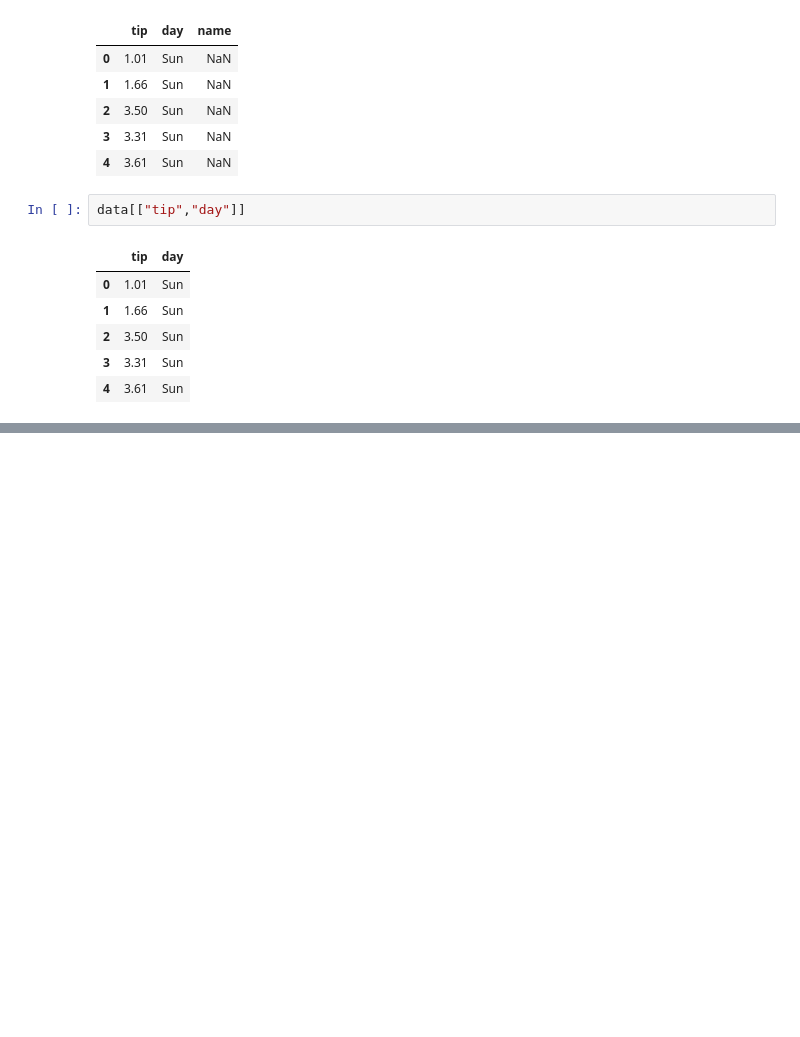
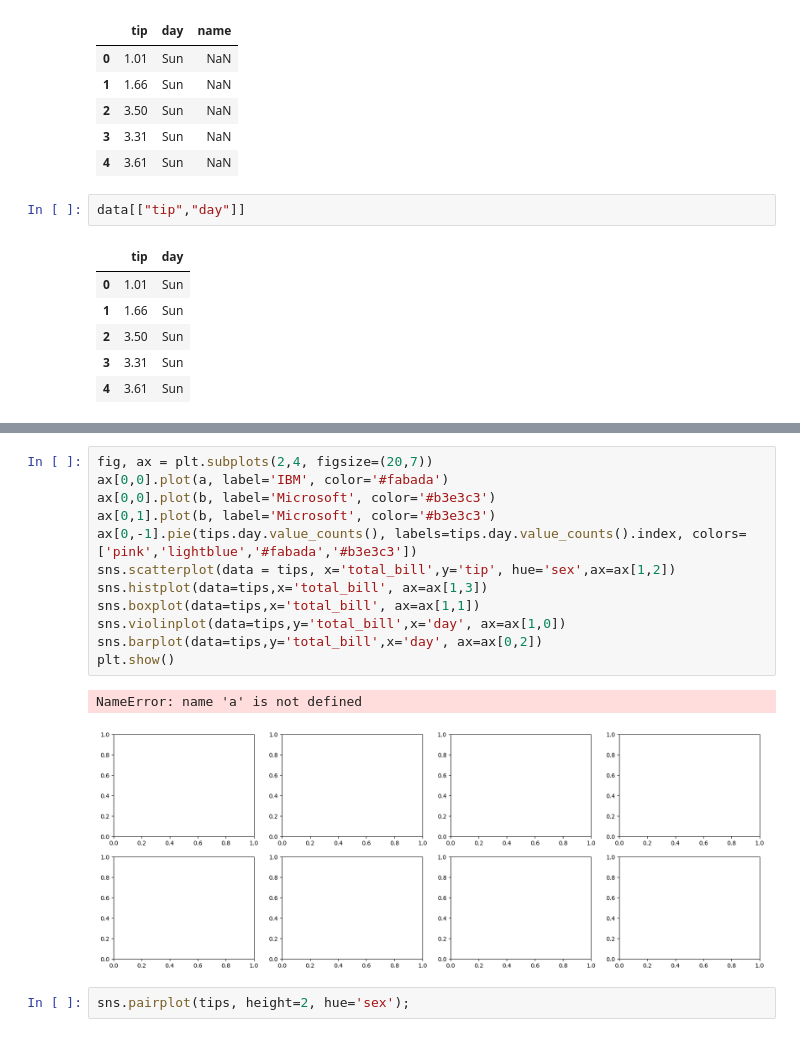
Before and after one commit to raquelbcarballo/Machine_Learning_Docs, a Jupyter notebook: Python_Seaborn.ipynb, the cells around one changed output, grey strips where cells are left out. Saved outputs shown, nothing was run; the diff lists cells and outputs as text; blank space fills up the shorter version.

```diff
--- a/Python_Seaborn.ipynb
+++ b/Python_Seaborn.ipynb
@@ -108,0 +119,17 @@ data[["tip","day"]]
+# %%
+fig, ax = plt.subplots(2,4, figsize=(20,7))
+ax[0,0].plot(a, label='IBM', color='#fabada')
+ax[0,0].plot(b, label='Microsoft', color='#b3e3c3')
+ax[0,1].plot(b, label='Microsoft', color='#b3e3c3')
+ax[0,-1].pie(tips.day.value_counts(), labels=tips.day.value_counts().index, colors=['pink','lightblue','#fabada','#b3e3c3'])
+sns.scatterplot(data = tips, x='total_bill',y='tip', hue='sex',ax=ax[1,2])
+sns.histplot(data=tips,x='total_bill', ax=ax[1,3])
+sns.boxplot(data=tips,x='total_bill', ax=ax[1,1])
+sns.violinplot(data=tips,y='total_bill',x='day', ax=ax[1,0])
+sns.barplot(data=tips,y='total_bill',x='day', ax=ax[0,2])
+plt.show()
+# %% [output]
+NameError: name 'a' is not defined
+[figure, added]
+# %%
+sns.pairplot(tips, height=2, hue='sex');
```
Also changed, not shown: parts of 4 cells of this notebook, 4 other files.
